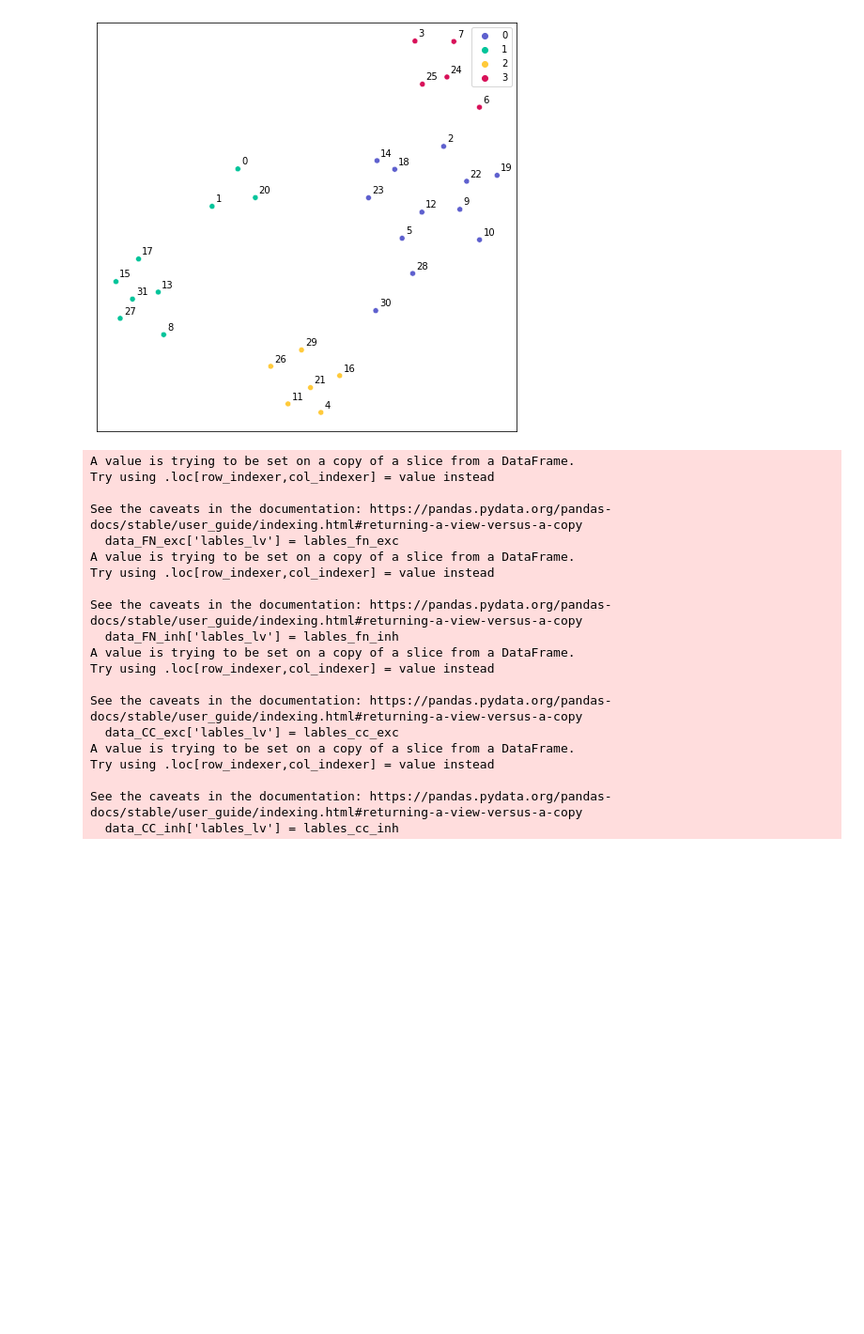
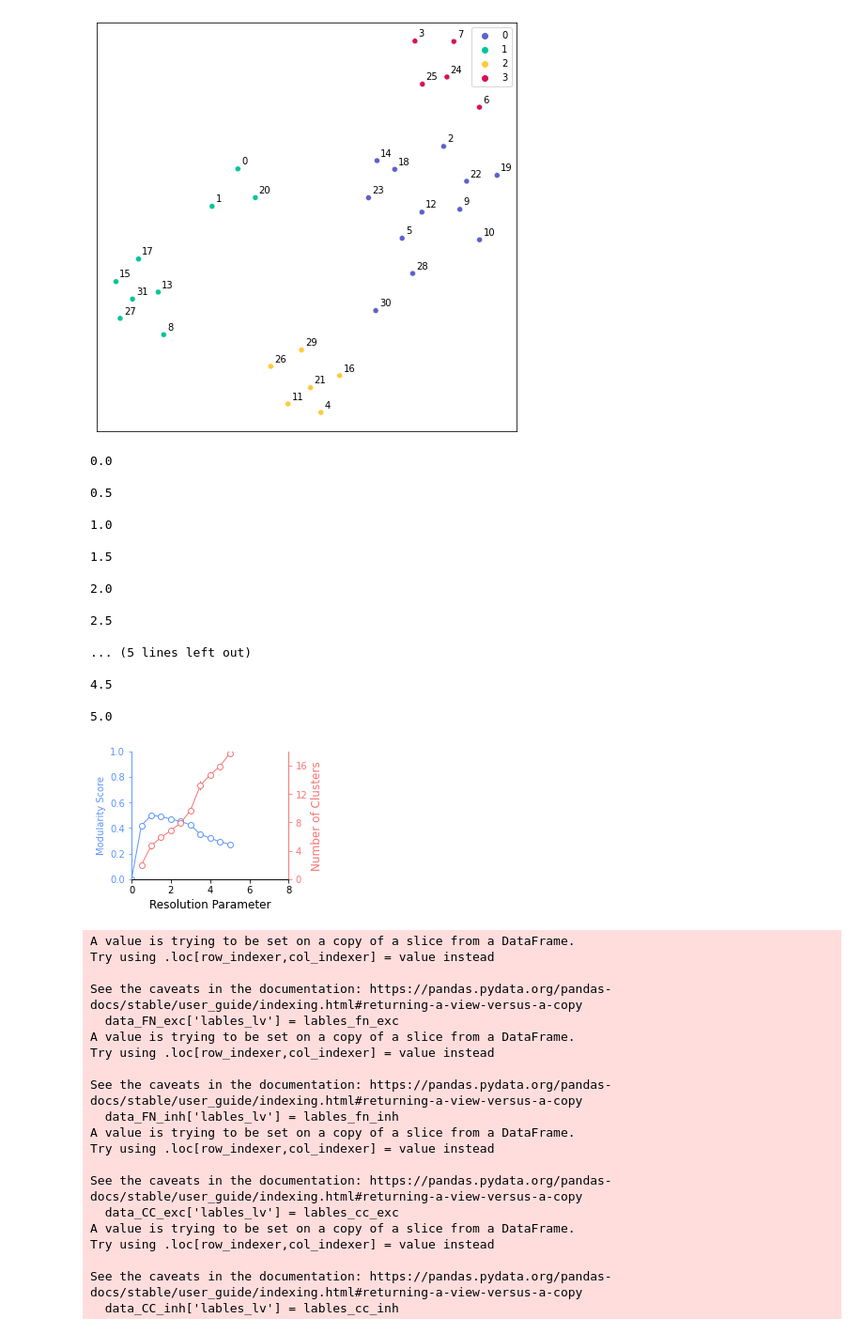
Before and after one commit to Nishant-codex/single_cell_analysis, a Jupyter notebook: notebooks/UMAP_Louvan_Niccolo.ipynb, the cells around one changed output. Shown at 94% size. Cells and saved outputs as stored; diff of their text form; code cells hidden in the pictures; blank space fills up the shorter version.

```diff
--- a/notebooks/UMAP_Louvan_Niccolo.ipynb
+++ b/notebooks/UMAP_Louvan_Niccolo.ipynb
@@ -807,6 +799,27 @@ lables_cc_inh,mapper,reducer = plot_UMAP_clusters_single(data_CC_inh[['current_f
 [figure]
 4
 [figure]
+# %%
+find_optimum_res(data_CC_exc[CC_cols])
+# %% [output]
+0.0
+
+0.5
+
+1.0
+
+1.5
+
+2.0
+
+2.5
+
+... (5 lines left out)
+
+4.5
+
+5.0
+[figure, added]
 # %%
 data_FN_exc['lables_lv'] = lables_fn_exc
 data_FN_inh['lables_lv'] = lables_fn_inh
```
Also changed, not shown: parts of 8 cells of this notebook, 4 other files.
